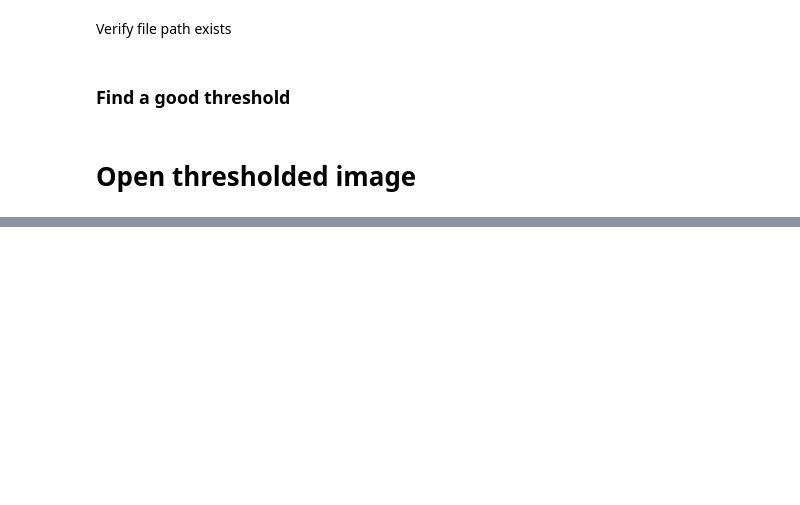
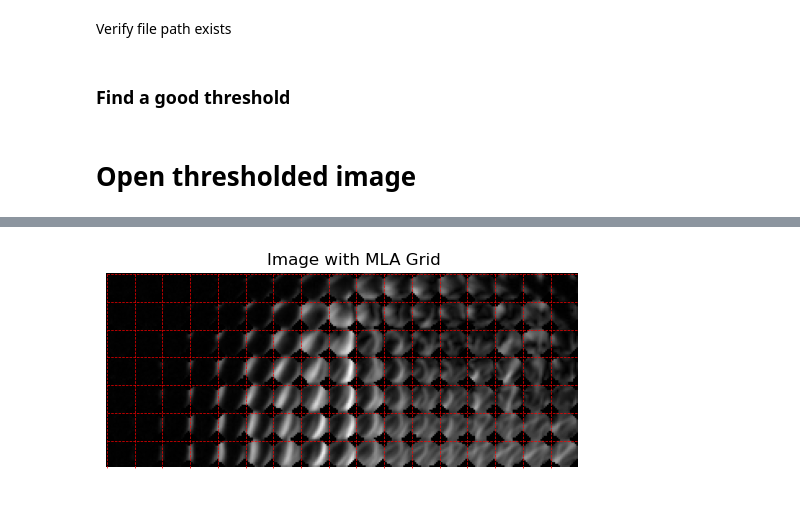
Before and after one commit to gschlafly/pol-analyze, a Jupyter notebook: inspect_tif.ipynb, the cells around one changed output, grey strips where cells are left out. Saved outputs shown, nothing was run; the diff lists cells and outputs as text; code cells hidden in the pictures; blank space fills up the shorter version.

```diff
--- a/inspect_tif.ipynb
+++ b/inspect_tif.ipynb
@@ -119,0 +132,4 @@ scaled_image = ths_image * 255  # Convert 1s to 255
+# %%
+display_image_with_mla_grid(ret_image[17*3:17*10, 17*3:17*20], 17)
+# %% [output]
+[figure, added]
```
Also changed, not shown: parts of 6 cells of this notebook, 1 other file.
